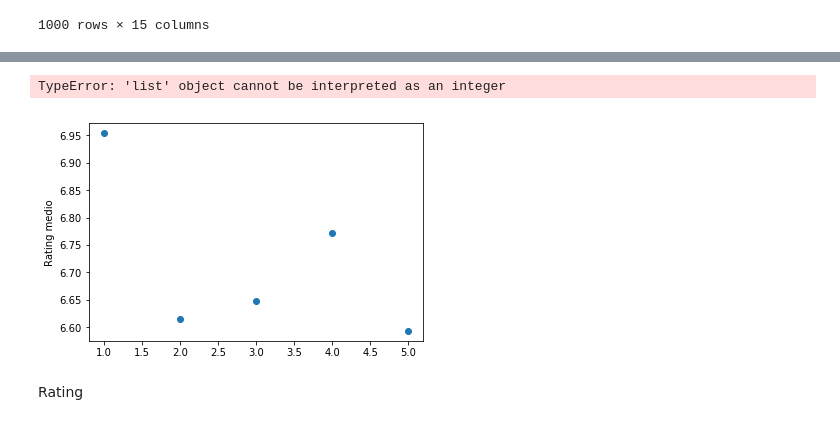
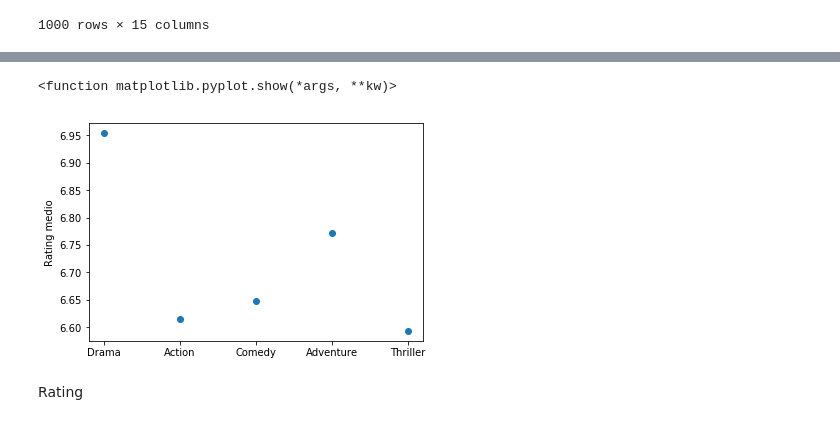
Before and after one commit to lfcarrete/CD_Projeto_3, a Jupyter notebook: Projeto 3.ipynb, the cells around one changed output, grey strips where cells are left out. Drawn from its saved outputs; the diff is of its cells as text; code cells hidden in the pictures.

```diff
--- a/Projeto 3.ipynb
+++ b/Projeto 3.ipynb
@@ -92,12 +105,13 @@ dados
 # %%
 x = np.arange(1,6,1)
 
 plt.plot(x, medias, "o")
 plt.ylabel("Rating medio")
+plt.xticks(x, top_genero)
 plt.show
 # %% [output]
-TypeError: 'list' object cannot be interpreted as an integer
+<function matplotlib.pyplot.show(*args, **kw)>
-[figure, old version]
+[figure, new version]
 # %%
 dados_na = dados.dropna()
 # %% [markdown]
```
Also changed, not shown: parts of 8 cells of this notebook.
